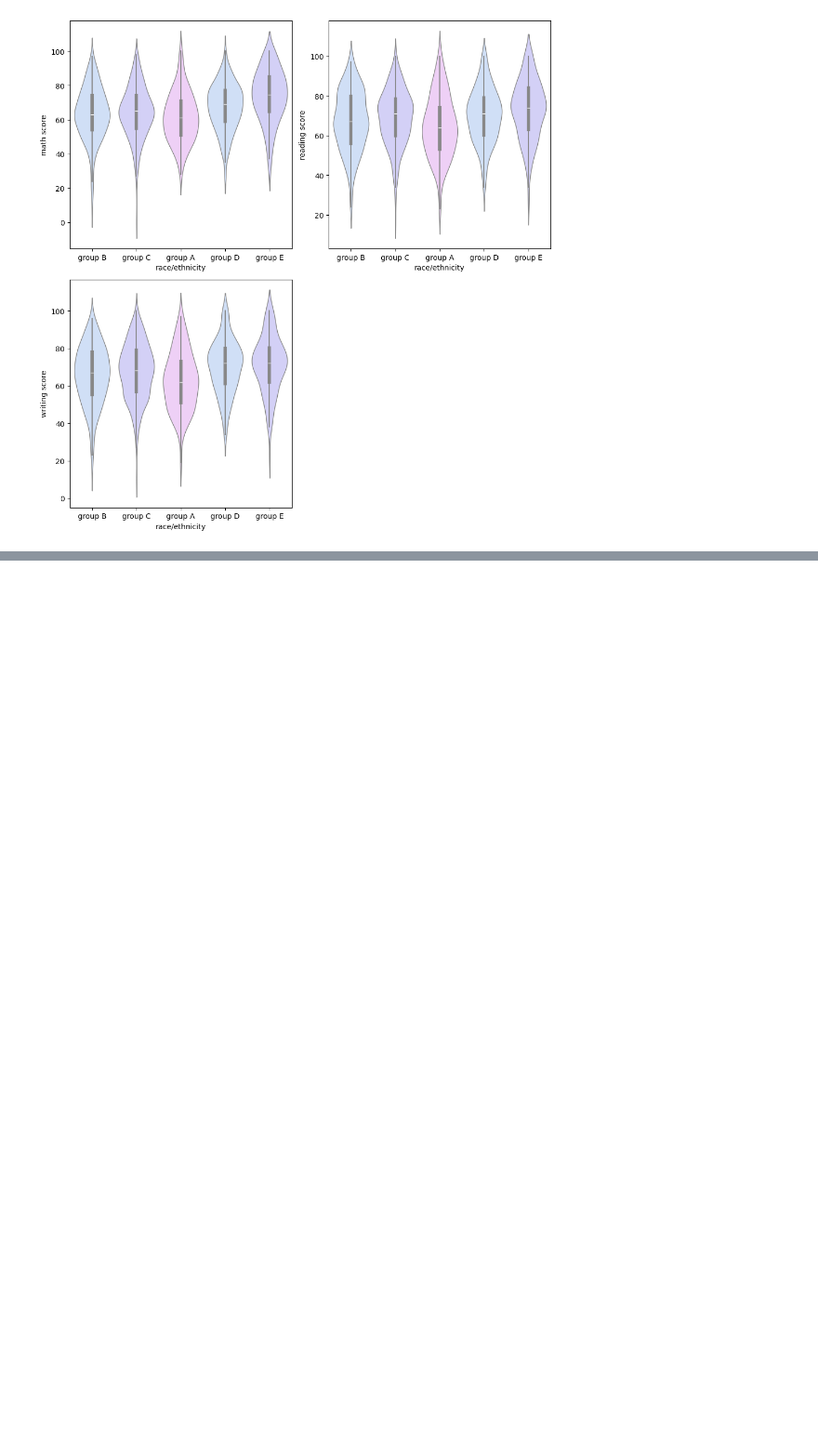
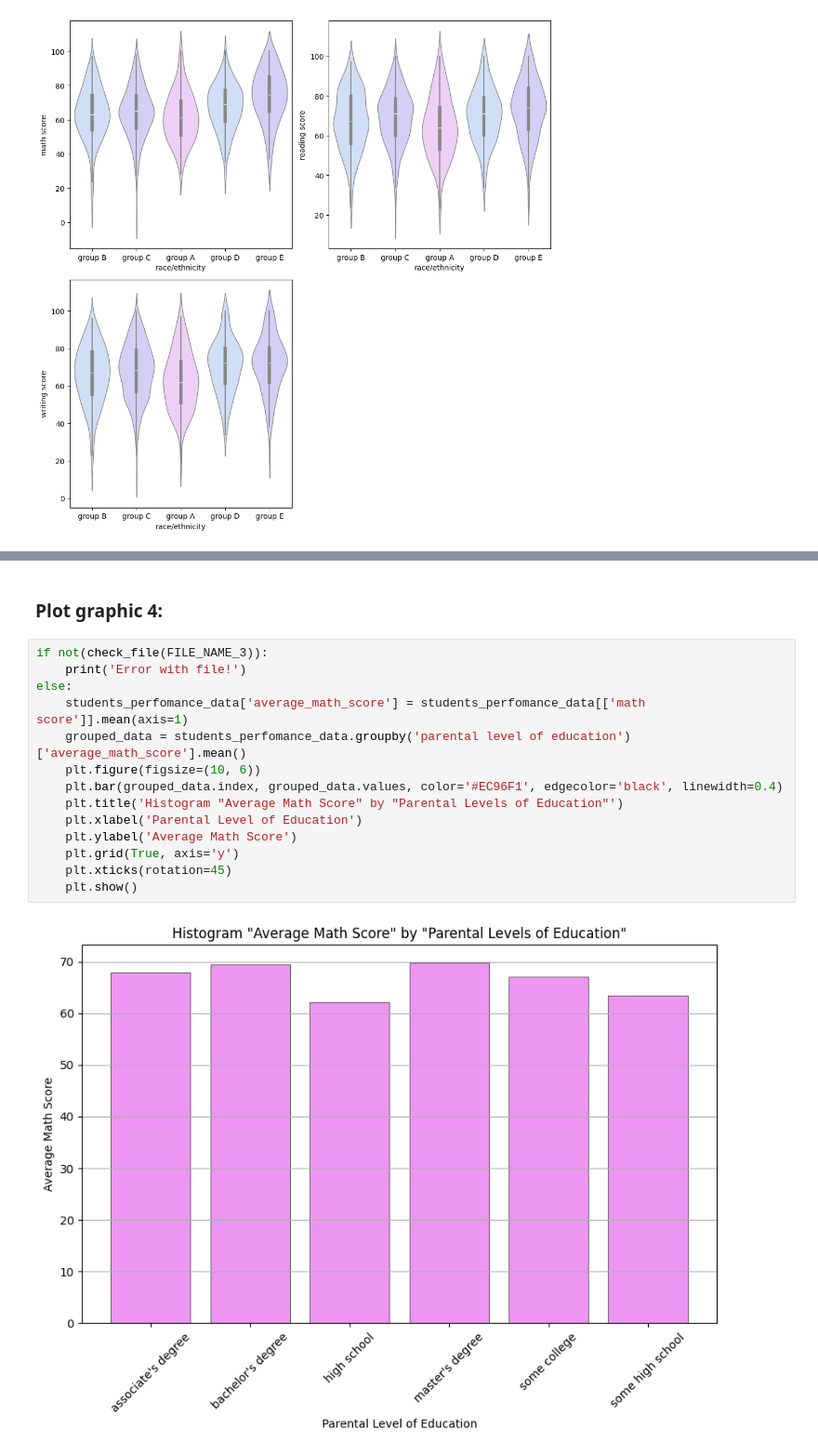
Before and after one commit to KovalevaaDaria/Yapp_on_Python_2_course, a Jupyter notebook: main_file.ipynb, the cells around one changed output, grey strips where cells are left out. Shown at 93% size. Cells and saved outputs as stored; diff of their text form; blank space fills up the shorter version.

Commit message:
Add new graphic

```diff
--- a/main_file.ipynb
+++ b/main_file.ipynb
@@ -235,0 +233,18 @@ else:
+# %% [markdown]
+### Plot graphic 4:
+# %%
+if not(check_file(FILE_NAME_3)):
+    print('Error with file!')
+else:
+    students_perfomance_data['average_math_score'] = students_perfomance_data[['math score']].mean(axis=1)
+    grouped_data = students_perfomance_data.groupby('parental level of education')['average_math_score'].mean()
+    plt.figure(figsize=(10, 6))
+    plt.bar(grouped_data.index, grouped_data.values, color='#EC96F1', edgecolor='black', linewidth=0.4)
+    plt.title('Histogram "Average Math Score" by "Parental Levels of Education"')
+    plt.xlabel('Parental Level of Education')
+    plt.ylabel('Average Math Score')
+    plt.grid(True, axis='y')
+    plt.xticks(rotation=45)
+    plt.show()
+# %% [output]
+[figure, added]
```
Also changed, not shown: parts of 4 cells of this notebook.
